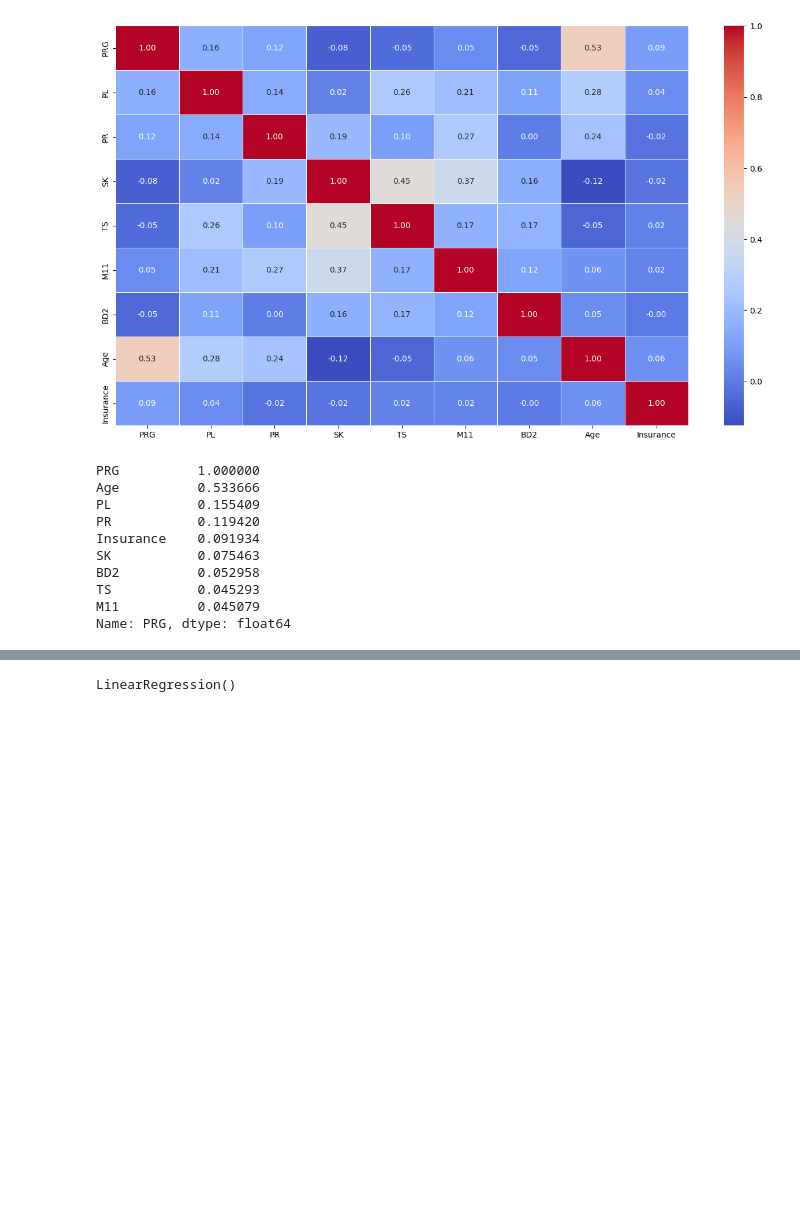
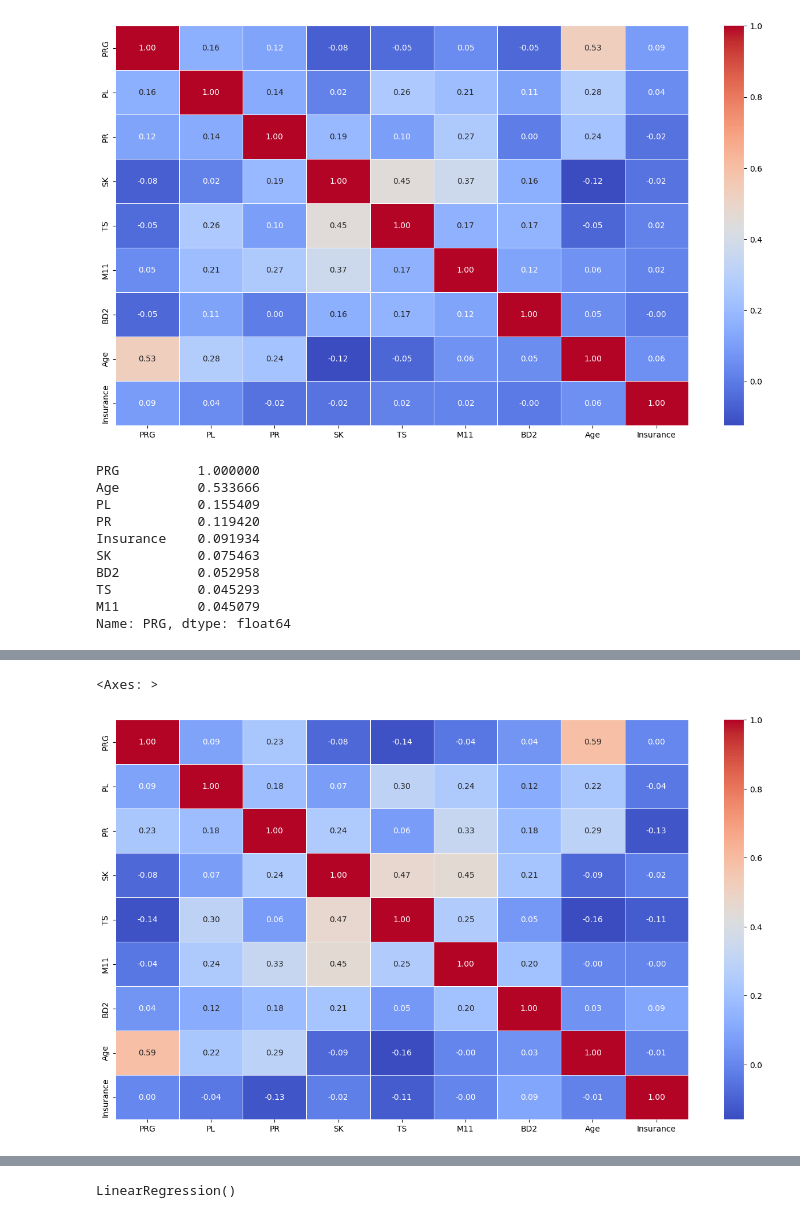
Before and after one commit to doctorf72/Naya_ML_RegressionProject, a Jupyter notebook: Regression_Project.ipynb, the cells around one changed output, grey strips where cells are left out. Drawn from its saved outputs; the diff is of its cells as text; code cells hidden in the pictures; blank space fills up the shorter version.

```diff
--- a/Regression_Project.ipynb
+++ b/Regression_Project.ipynb
@@ -275,0 +300,6 @@ def ResultOutput(parameter, RMSE_train, RMSE_test):
+# %%
+plt.figure(figsize = (16,9))
+sns.heatmap(df_test.corr(), cmap="coolwarm", annot=True, fmt=".2f", linewidth=.5)
+# %% [output]
+<Axes: >
+[figure, added]
```
Also changed, not shown: parts of 42 cells of this notebook.
